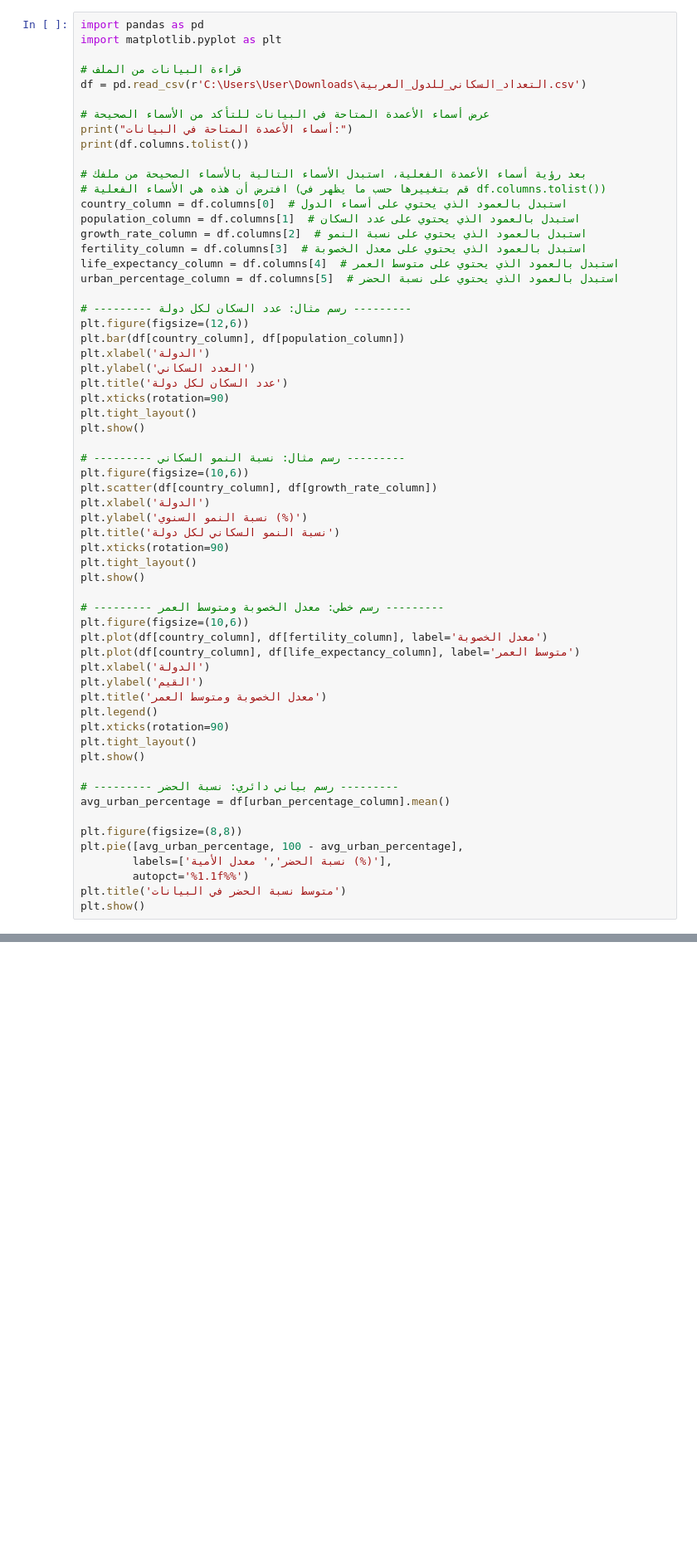
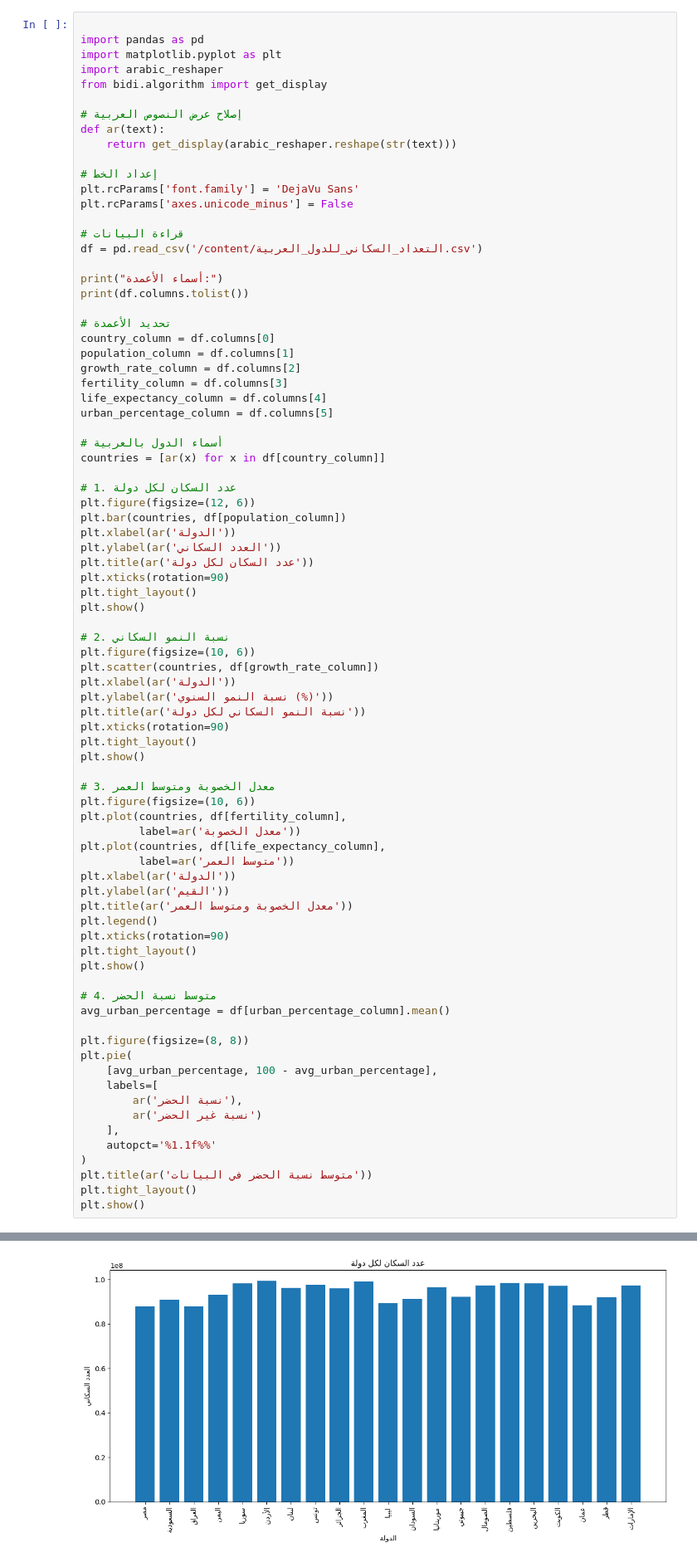
Before and after one commit to fahad-alasmari2/fahad-alasmari-portfolio, a Jupyter notebook: Jupyter_Notebook_Source_Only.ipynb, the cells around one changed output, grey strips where cells are left out. Shown at 83% size. Drawn from its saved outputs; the diff is of its cells as text; blank space fills up the shorter version.

```diff
--- a/Jupyter_Notebook_Source_Only.ipynb
+++ b/Jupyter_Notebook_Source_Only.ipynb
@@ -240,61 +480,82 @@ plt.show()
 # %%
+
 import pandas as pd
 import matplotlib.pyplot as plt
+import arabic_reshaper
+from bidi.algorithm import get_display
 
-# قراءة البيانات من الملف
-df = pd.read_csv(r'C:\Users\User\Downloads\التعداد_السكاني_للدول_العربية.csv')
+# إصلاح عرض النصوص العربية
+def ar(text):
+    return get_display(arabic_reshaper.reshape(str(text)))
 
-# عرض أسماء الأعمدة المتاحة في البيانات للتأكد من الأسماء الصحيحة
-print("أسماء الأعمدة المتاحة في البيانات:")
+# إعداد الخط
+plt.rcParams['font.family'] = 'DejaVu Sans'
+plt.rcParams['axes.unicode_minus'] = False
+
+# قراءة البيانات
+df = pd.read_csv('/content/التعداد_السكاني_للدول_العربية.csv')
+
+print("أسماء الأعمدة:")
 print(df.columns.tolist())
 
-# بعد رؤية أسماء الأعمدة الفعلية، استبدل الأسماء التالية بالأسماء الصحيحة من ملفك
-# افترض أن هذه هي الأسماء الفعلية (قم بتغييرها حسب ما يظهر في df.columns.tolist())
-country_column = df.columns[0]  # استبدل بالعمود الذي يحتوي على أسماء الدول
-population_column = df.columns[1]  # استبدل بالعمود الذي يحتوي على عدد السكان
-growth_rate_column = df.columns[2]  # استبدل بالعمود الذي يحتوي على نسبة النمو
-fertility_column = df.columns[3]  # استبدل بالعمود الذي يحتوي على معدل الخصوبة
-life_expectancy_column = df.columns[4]  # استبدل بالعمود الذي يحتوي على متوسط العمر
-urban_percentage_column = df.columns[5]  # استبدل بالعمود الذي يحتوي على نسبة الحضر
+# تحديد الأعمدة
+country_column = df.columns[0]
+population_column = df.columns[1]
+growth_rate_column = df.columns[2]
+fertility_column = df.columns[3]
+life_expectancy_column = df.columns[4]
+urban_percentage_column = df.columns[5]
 
-# --------- رسم مثال: عدد السكان لكل دولة ---------
-plt.figure(figsize=(12,6))
-plt.bar(df[country_column], df[population_column])
-plt.xlabel('الدولة')
-plt.ylabel('العدد السكاني')
-plt.title('عدد السكان لكل دولة')
+# أسماء الدول بالعربية
+countries = [ar(x) for x in df[country_column]]
+
+# 1. عدد السكان لكل دولة
+plt.figure(figsize=(12, 6))
+plt.bar(countries, df[population_column])
+plt.xlabel(ar('الدولة'))
+plt.ylabel(ar('العدد السكاني'))
+plt.title(ar('عدد السكان لكل دولة'))
 plt.xticks(rotation=90)
 plt.tight_layout()
 plt.show()
 
-# --------- رسم مثال: نسبة النمو السكاني ---------
-plt.figure(figsize=(10,6))
-plt.scatter(df[country_column], df[growth_rate_column])
-plt.xlabel('الدولة')
-plt.ylabel('نسبة النمو السنوي (%)')
-plt.title('نسبة النمو السكاني لكل دولة')
+# 2. نسبة النمو السكاني
+plt.figure(figsize=(10, 6))
+plt.scatter(countries, df[growth_rate_column])
+plt.xlabel(ar('الدولة'))
+plt.ylabel(ar('نسبة النمو السنوي (%)'))
+plt.title(ar('نسبة النمو السكاني لكل دولة'))
 plt.xticks(rotation=90)
 plt.tight_layout()
 plt.show()
 
-# --------- رسم خطي: معدل الخصوبة ومتوسط العمر ---------
-plt.figure(figsize=(10,6))
-plt.plot(df[country_column], df[fertility_column], label='معدل الخصوبة')
-plt.plot(df[country_column], df[life_expectancy_column], label='متوسط العمر')
-plt.xlabel('الدولة')
-plt.ylabel('القيم')
-plt.title('معدل الخصوبة ومتوسط العمر')
+# 3. معدل الخصوبة ومتوسط العمر
+plt.figure(figsize=(10, 6))
+plt.plot(countries, df[fertility_column],
+         label=ar('معدل الخصوبة'))
+plt.plot(countries, df[life_expectancy_column],
+         label=ar('متوسط العمر'))
+plt.xlabel(ar('الدولة'))
+plt.ylabel(ar('القيم'))
+plt.title(ar('معدل الخصوبة ومتوسط العمر'))
 plt.legend()
 plt.xticks(rotation=90)
 plt.tight_layout()
 plt.show()
 
-# --------- رسم بياني دائري: نسبة الحضر ---------
+# 4. متوسط نسبة الحضر
 avg_urban_percentage = df[urban_percentage_column].mean()
 
-plt.figure(figsize=(8,8))
-plt.pie([avg_urban_percentage, 100 - avg_urban_percentage],
-        labels=['نسبة الحضر',' معدل الأمية (%)'],
-        autopct='%1.1f%%')
-plt.title('متوسط نسبة الحضر في البيانات')
+plt.figure(figsize=(8, 8))
+plt.pie(
+    [avg_urban_percentage, 100 - avg_urban_percentage],
+    labels=[
+        ar('نسبة الحضر'),
+        ar('نسبة غير الحضر')
+    ],
+    autopct='%1.1f%%'
+)
+plt.title(ar('متوسط نسبة الحضر في البيانات'))
+plt.tight_layout()
 plt.show()
+# %% [output]
@@ -300,0 +564 @@ plt.show()
+[figure, added]
```
Also changed, not shown: parts of 23 cells of this notebook.
